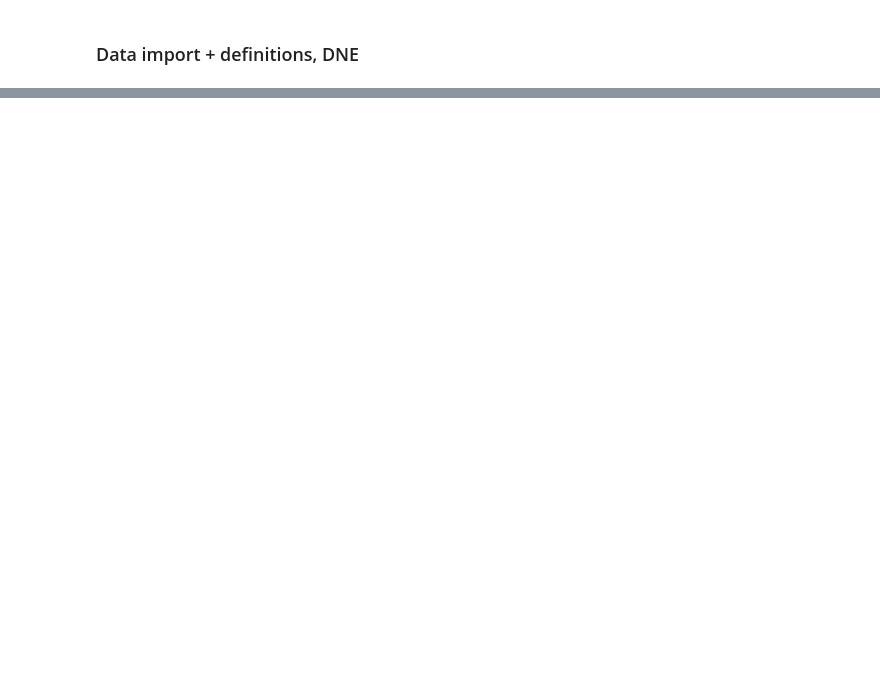
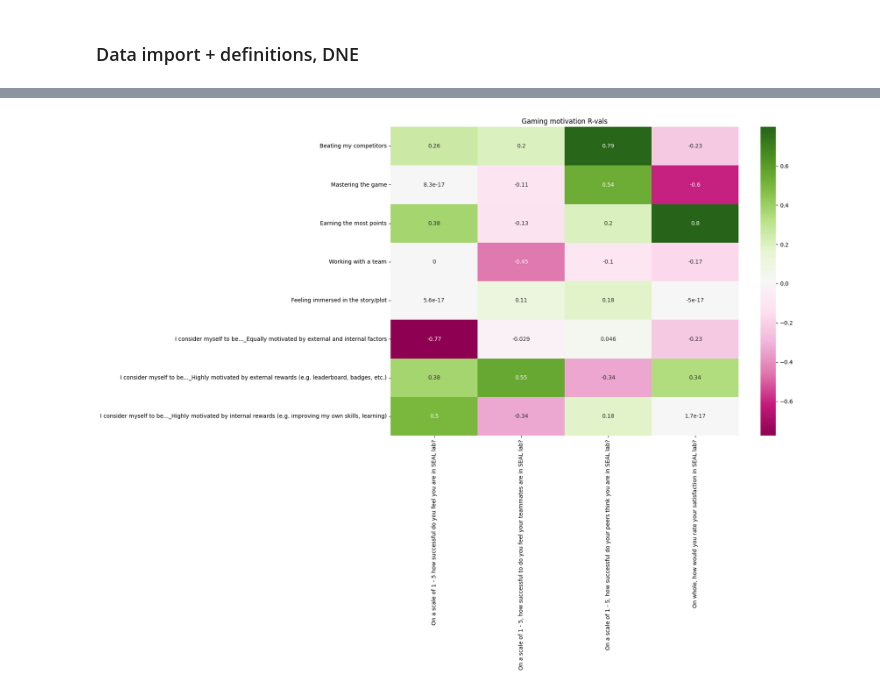
Before and after one commit to blobgoat/gamification_data_analysis, a Jupyter notebook: Notebooks/graduate_analysis.ipynb, the cells around one changed output, grey strips where cells are left out. Saved outputs shown, nothing was run; the diff lists cells and outputs as text; code cells hidden in the pictures; blank space fills up the shorter version.

```diff
--- a/Notebooks/graduate_analysis.ipynb
+++ b/Notebooks/graduate_analysis.ipynb
@@ -122,0 +256,17 @@ ModuleNotFoundError: No module named 'helper_functions'
+# %%
+
+# Concatenate grad_x and grad_y to calculate correlations between all columns
+data_combined = pd.concat([grad_x[MOTIVATION], grad_x[MOTIVATION_COLS], grad_y], axis=1)
+
+# Calculate the correlation matrix
+correlation_matrix = data_combined.corr()
+correlation_matrix = correlation_matrix.loc[MOTIVATION_COLS + MOTIVATION, Y_COLS]
+
+# Plot the correlation matrix heatmap
+plt.figure(figsize=(14, 10))
+sns.heatmap(correlation_matrix, annot=True, cmap='PiYG', cbar=True, annot_kws={'size': 10}, fmt='.2g')
+plt.title("Gaming motivation R-vals")
+plt.savefig("Gaming_motivation.png", dpi=300, bbox_inches='tight')
+plt.show()
+# %% [output]
+[figure, added]
```
Also changed, not shown: parts of 13 cells of this notebook, 13 other files.
